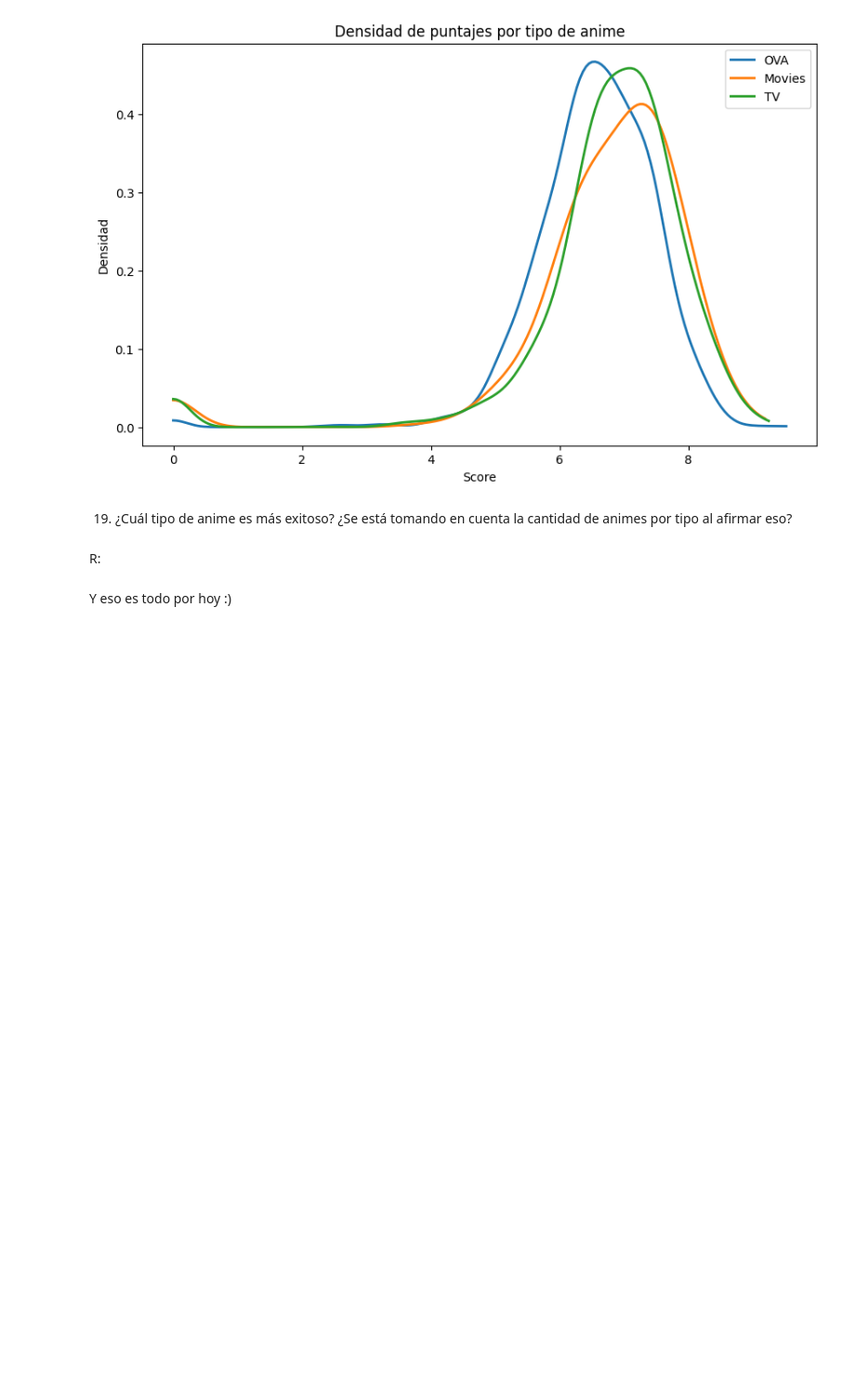
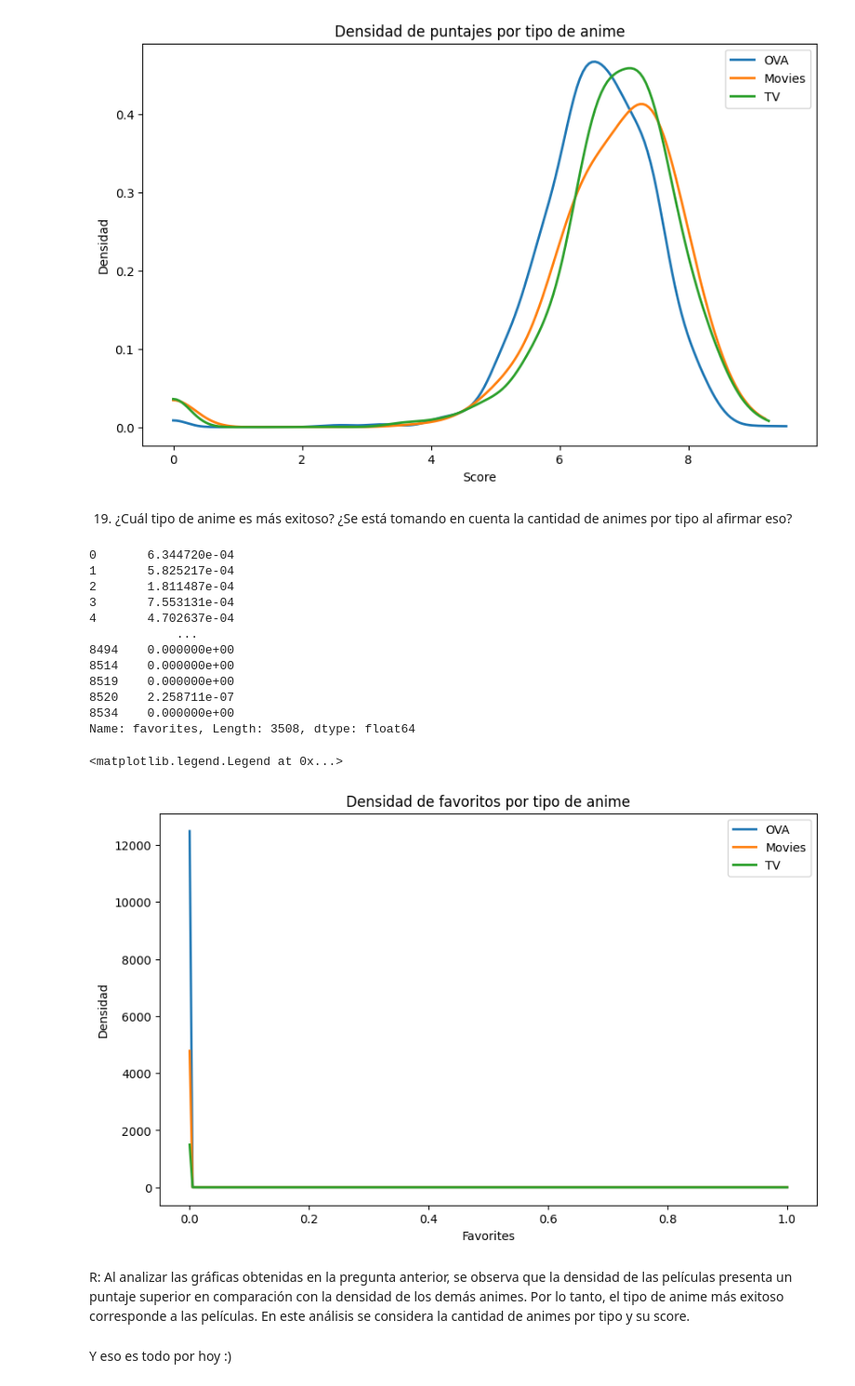
Before and after one commit to SebaSalasLvd/laboratorios-mineria, a Jupyter notebook: lab1/data/Laboratorio_1_2025.ipynb, the cells around one changed output. Shown at 93% size. Saved outputs shown, nothing was run; the diff lists cells and outputs as text; code cells hidden in the pictures; blank space fills up the shorter version.

Commit message:
add: placeholder P19 chart

```diff
--- a/lab1/data/Laboratorio_1_2025.ipynb
+++ b/lab1/data/Laboratorio_1_2025.ipynb
@@ -417,8 +414,63 @@ plt.legend()
 [figure]
 # %% [markdown]
 19. ¿Cuál tipo de anime es más exitoso? ¿Se está tomando en cuenta la cantidad de animes por tipo al afirmar eso?
-# %% [markdown]
-R:
+# %%
+from scipy import stats
+
+favorites_ova = df_merge[(df_merge.type == "OVA")]
+favorites_ova = favorites_ova["favorites"]
+
+favorites_movies = df_merge[(df_merge.type == "Movie")]
+favorites_movies = favorites_movies["favorites"]
+
+favorites_tv = df_merge[(df_merge.type == "TV")]
+favorites_tv = favorites_tv["favorites"]
+
+total_tv, total_movies, total_ova = favorites_tv.sum(), favorites_movies.sum(), favorites_ova.sum()
+
+total = total_tv + total_movies + total_ova
+
+favorites_tv = favorites_tv.div(total)
+favorites_ova = favorites_ova.div(total)
+favorites_movies = favorites_movies.div(total)
+
+density_ova = stats.gaussian_kde(favorites_ova)
+density_movies = stats.gaussian_kde(favorites_movies)
+density_tv = stats.gaussian_kde(favorites_tv)
+
+xs_ova = np.linspace(0, 1, 200)
+xs_tv = np.linspace(0,1, 200)
+xs_movies = np.linspace(0,1, 200)
+
+density_ova_values = density_ova(xs_ova)
+density_movie_values = density_movies(xs_movies)
+density_tv_values = density_tv(xs_tv)
+
+plt.figure(figsize=(10, 6))
+plt.plot(xs_ova, density_ova_values, linewidth=2, label="OVA")
+plt.plot(xs_movies, density_movie_values, linewidth=2, label="Movies")
+plt.plot(xs_tv, density_tv_values, linewidth=2, label="TV")
+plt.xlabel("Favorites")
+plt.ylabel("Densidad")
+plt.title("Densidad de favoritos por tipo de anime")
+plt.legend()
+# %% [output]
+0       6.344720e-04
+1       5.825217e-04
+2       1.811487e-04
+3       7.553131e-04
+4       4.702637e-04
+            ...
+8494    0.000000e+00
+8514    0.000000e+00
+8519    0.000000e+00
+8520    2.258711e-07
+8534    0.000000e+00
+Name: favorites, Length: 3508, dtype: float64
+<matplotlib.legend.Legend at 0x...>
+[figure, added]
+# %% [markdown]
+R: Al analizar las gráficas obtenidas en la pregunta anterior, se observa que la densidad de las películas presenta un puntaje superior en comparación con la densidad de los demás animes. Por lo tanto, el tipo de anime más exitoso corresponde a las películas. En este análisis se considera la cantidad de animes por tipo y su score.
 # %% [markdown]
 Y eso es todo por hoy :)
 # %% [markdown]
```
Also changed, not shown: parts of 4 cells of this notebook.
